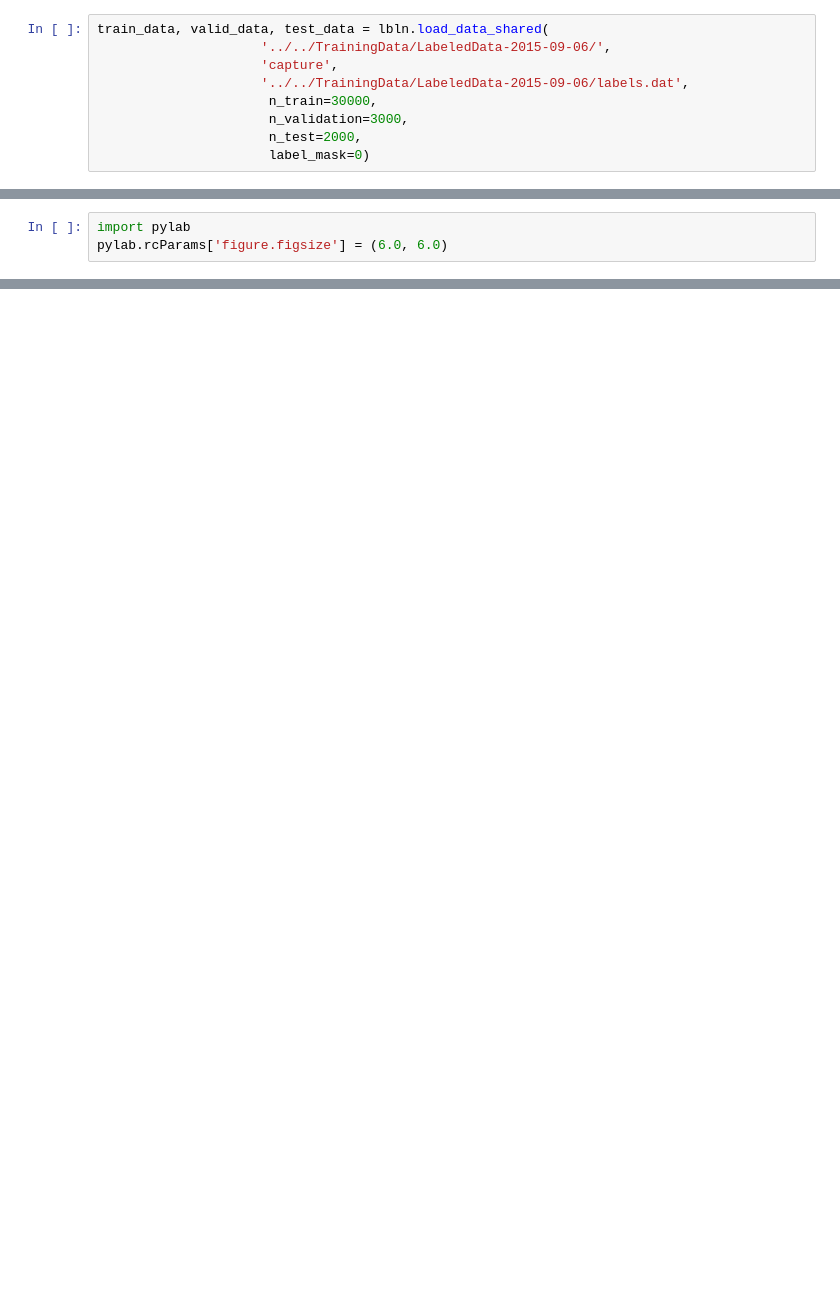
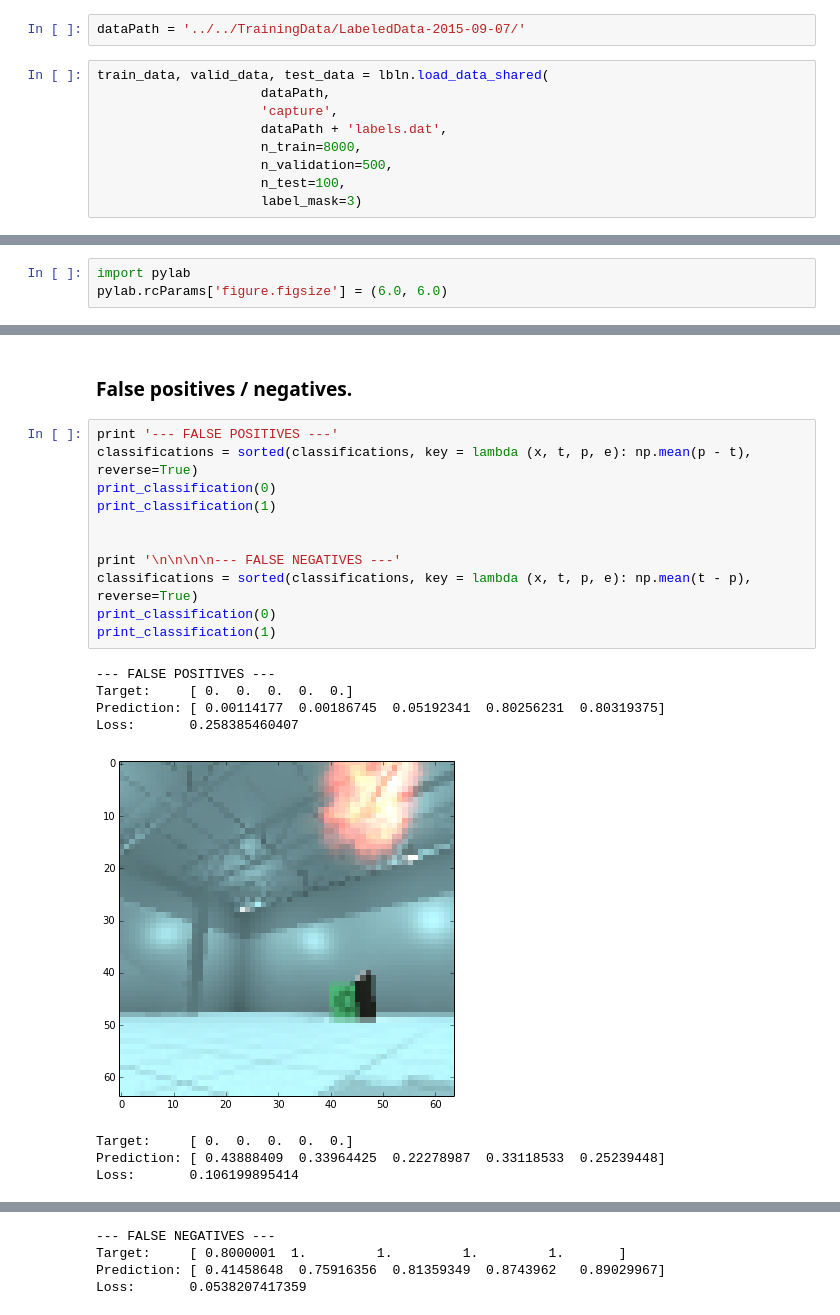
Before and after one commit to uberman4740/factory-robot-simulator, a Jupyter notebook: labeled-experiments/nn-classifiers/Labeling-Experiment.ipynb, the cells around one changed output, grey strips where cells are left out. Cells and saved outputs as stored; diff of their text form; blank space fills up the shorter version.

Commit message:
Marked up Labeling-Experiment Script.

```diff
--- a/labeled-experiments/nn-classifiers/Labeling-Experiment.ipynb
+++ b/labeled-experiments/nn-classifiers/Labeling-Experiment.ipynb
@@ -12,14 +12,16 @@ from labeling_network import FullyConnectedLayer, ConvPoolLayer
 # %% [output]
 Running with a CPU.  If this is not desired, then the modify network3.py to set
 the GPU flag to True.
+# %%
+dataPath = '../../TrainingData/LabeledData-2015-09-07/'
 # %%
 train_data, valid_data, test_data = lbln.load_data_shared(
-                     '../../TrainingData/LabeledData-2015-09-06/',
+                     dataPath,
                      'capture',
-                     '../../TrainingData/LabeledData-2015-09-06/labels.dat',
-                      n_train=30000,
-                      n_validation=3000,
-                      n_test=2000,
-                      label_mask=0)
+                     dataPath + 'labels.dat',
+                     n_train=8000,
+                     n_validation=500,
+                     n_test=100,
+                     label_mask=3)
 # %%
 mini_batch_size = 10
@@ -141,0 +144,22 @@ Prediction: [ 0.0911787   0.2829724   0.52669997  0.53244168  0.57604275]
+# %% [markdown]
+### False positives / negatives.
+# %%
+print '--- FALSE POSITIVES ---'
+classifications = sorted(classifications, key = lambda (x, t, p, e): np.mean(p - t), reverse=True)
+print_classification(0)
+print_classification(1)
+
+
+print '\n\n\n\n--- FALSE NEGATIVES ---'
+classifications = sorted(classifications, key = lambda (x, t, p, e): np.mean(t - p), reverse=True)
+print_classification(0)
+print_classification(1)
+# %% [output]
+--- FALSE POSITIVES ---
+Target:     [ 0.  0.  0.  0.  0.]
+Prediction: [ 0.00114177  0.00186745  0.05192341  0.80256231  0.80319375]
+Loss:       0.258385460407
+[figure, added]
+Target:     [ 0.  0.  0.  0.  0.]
+Prediction: [ 0.43888409  0.33964425  0.22278987  0.33118533  0.25239448]
+Loss:       0.106199895414
@@ -141,0 +167,4 @@ Prediction: [ 0.0911787   0.2829724   0.52669997  0.53244168  0.57604275]
+--- FALSE NEGATIVES ---
+Target:     [ 0.8000001  1.         1.         1.         1.       ]
+Prediction: [ 0.41458648  0.75916356  0.81359349  0.8743962   0.89029967]
+Loss:       0.0538207417359
```
Also changed, not shown: parts of 21 cells of this notebook.
